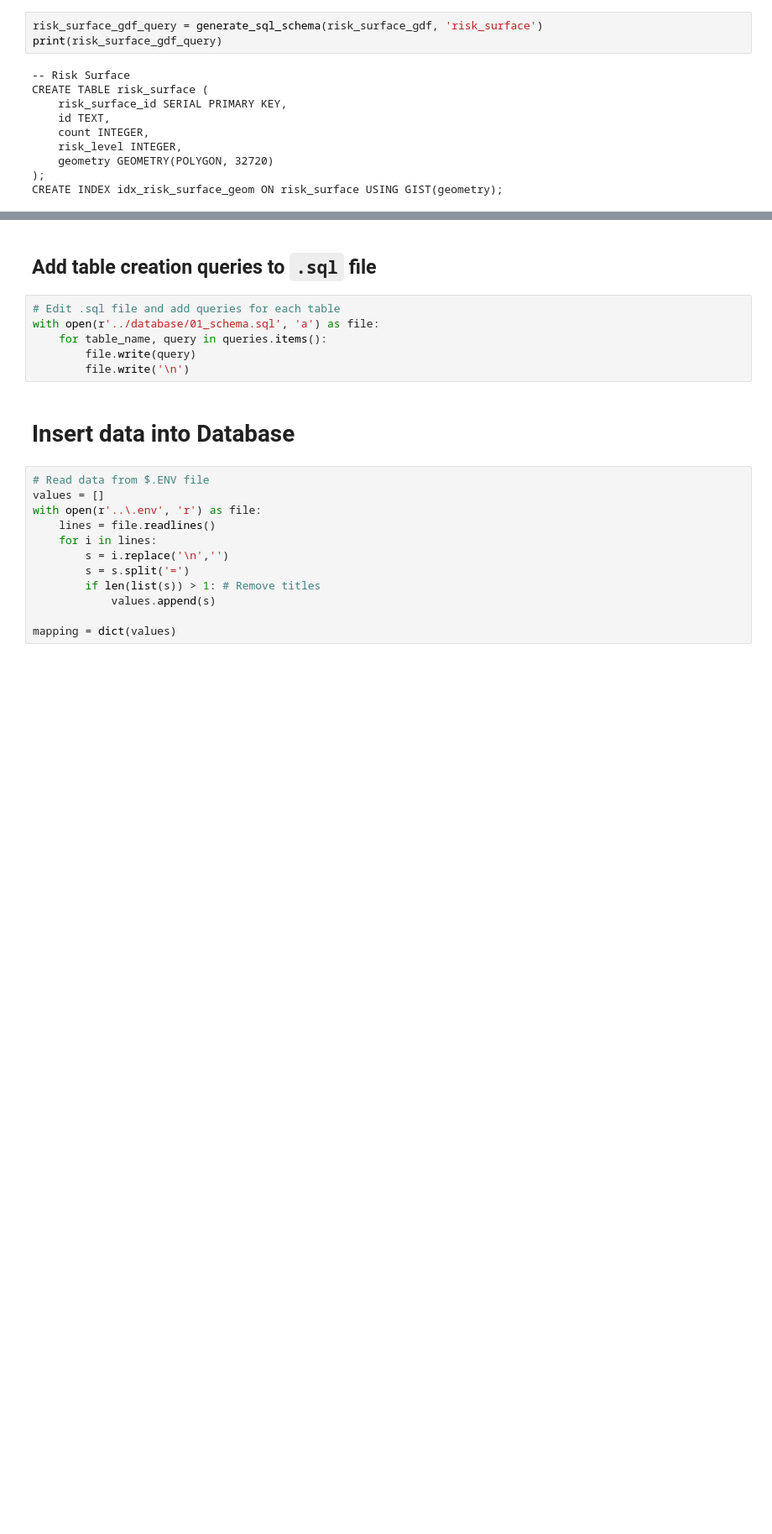
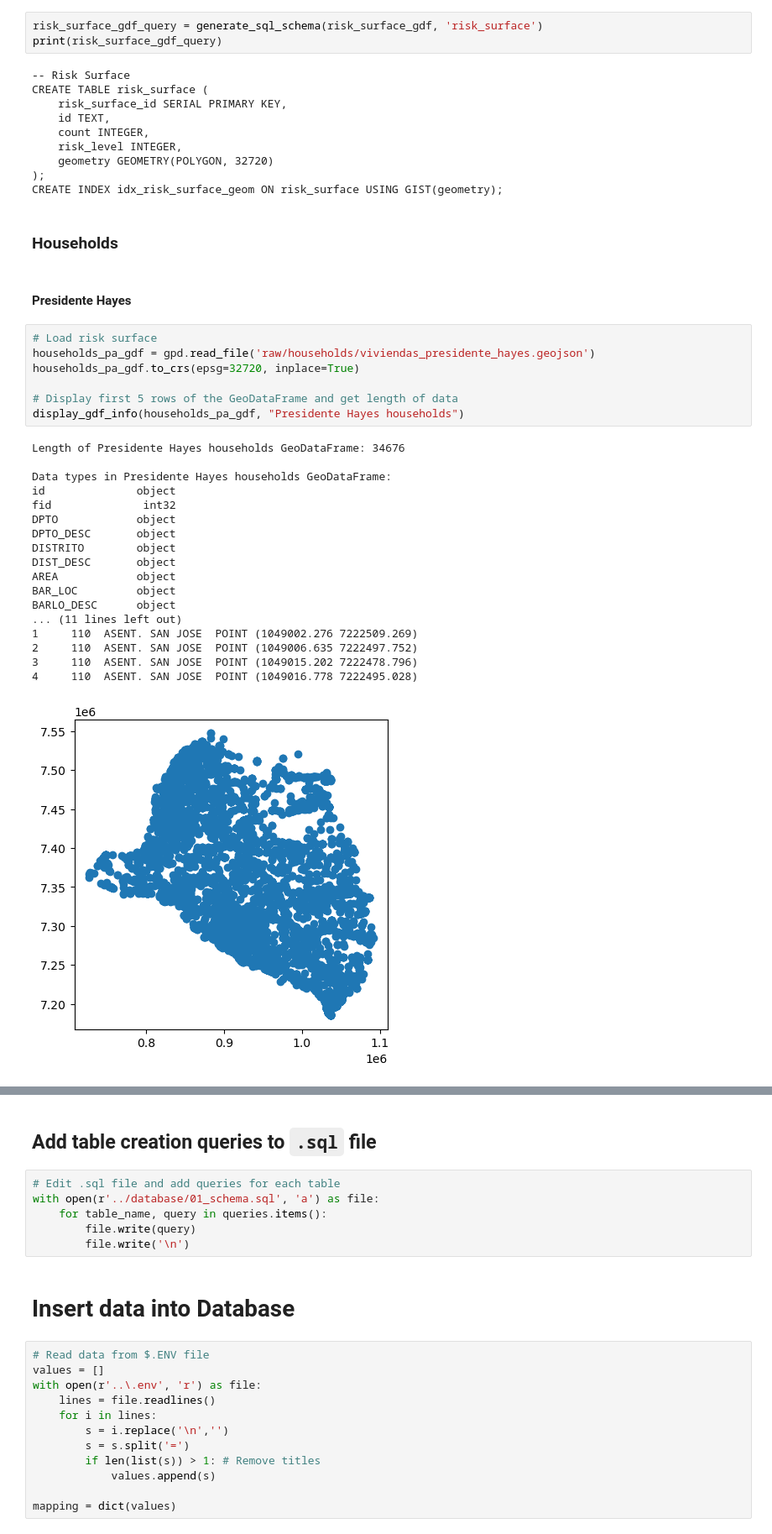
Before and after one commit to p-med/Wildfire-geospatial-dashboard, a Jupyter notebook: data/Data_preparation.ipynb, the cells around one changed output, grey strips where cells are left out. Shown at 84% size. Cells and saved outputs as stored; diff of their text form; blank space fills up the shorter version.

```diff
--- a/data/Data_preparation.ipynb
+++ b/data/Data_preparation.ipynb
@@ -464,3 +464,33 @@ CREATE TABLE risk_surface (
     geometry GEOMETRY(POLYGON, 32720)
 );
 CREATE INDEX idx_risk_surface_geom ON risk_surface USING GIST(geometry);
+# %% [markdown]
+### Households
+# %% [markdown]
+#### Presidente Hayes
+# %%
+# Load risk surface
+households_pa_gdf = gpd.read_file('raw/households/viviendas_presidente_hayes.geojson')
+households_pa_gdf.to_crs(epsg=32720, inplace=True)
+
+# Display first 5 rows of the GeoDataFrame and get length of data
+display_gdf_info(households_pa_gdf, "Presidente Hayes households")
+# %% [output]
+Length of Presidente Hayes households GeoDataFrame: 34676
+
+Data types in Presidente Hayes households GeoDataFrame:
+id              object
+fid              int32
+DPTO            object
+DPTO_DESC       object
+DISTRITO        object
+DIST_DESC       object
+AREA            object
+BAR_LOC         object
+BARLO_DESC      object
+... (11 lines left out)
+1     110  ASENT. SAN JOSE  POINT (1049002.276 7222509.269)
+2     110  ASENT. SAN JOSE  POINT (1049006.635 7222497.752)
+3     110  ASENT. SAN JOSE  POINT (1049015.202 7222478.796)
+4     110  ASENT. SAN JOSE  POINT (1049016.778 7222495.028)
+[figure, added]
```
Also changed, not shown: parts of 12 cells of this notebook, 4 other files.
